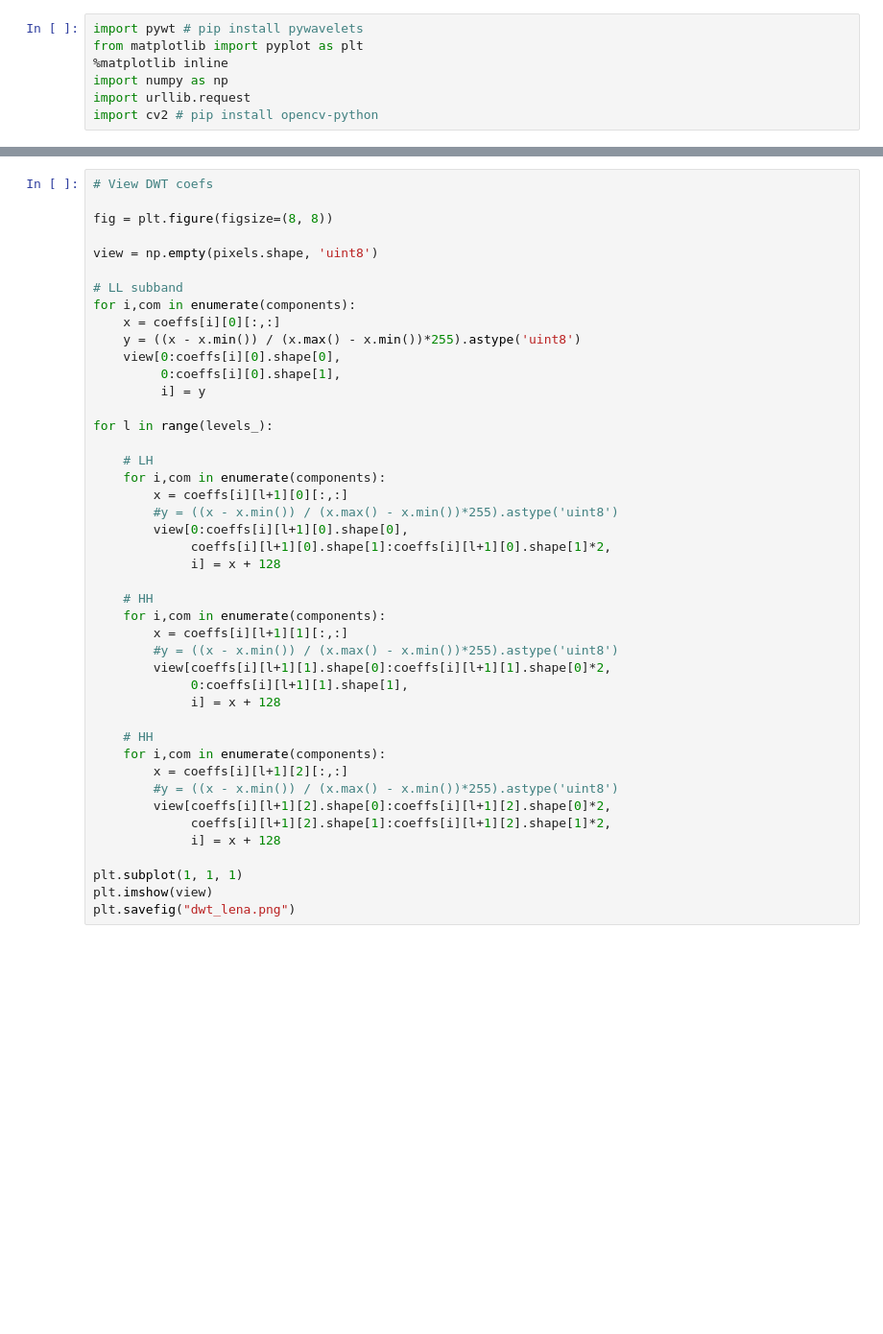
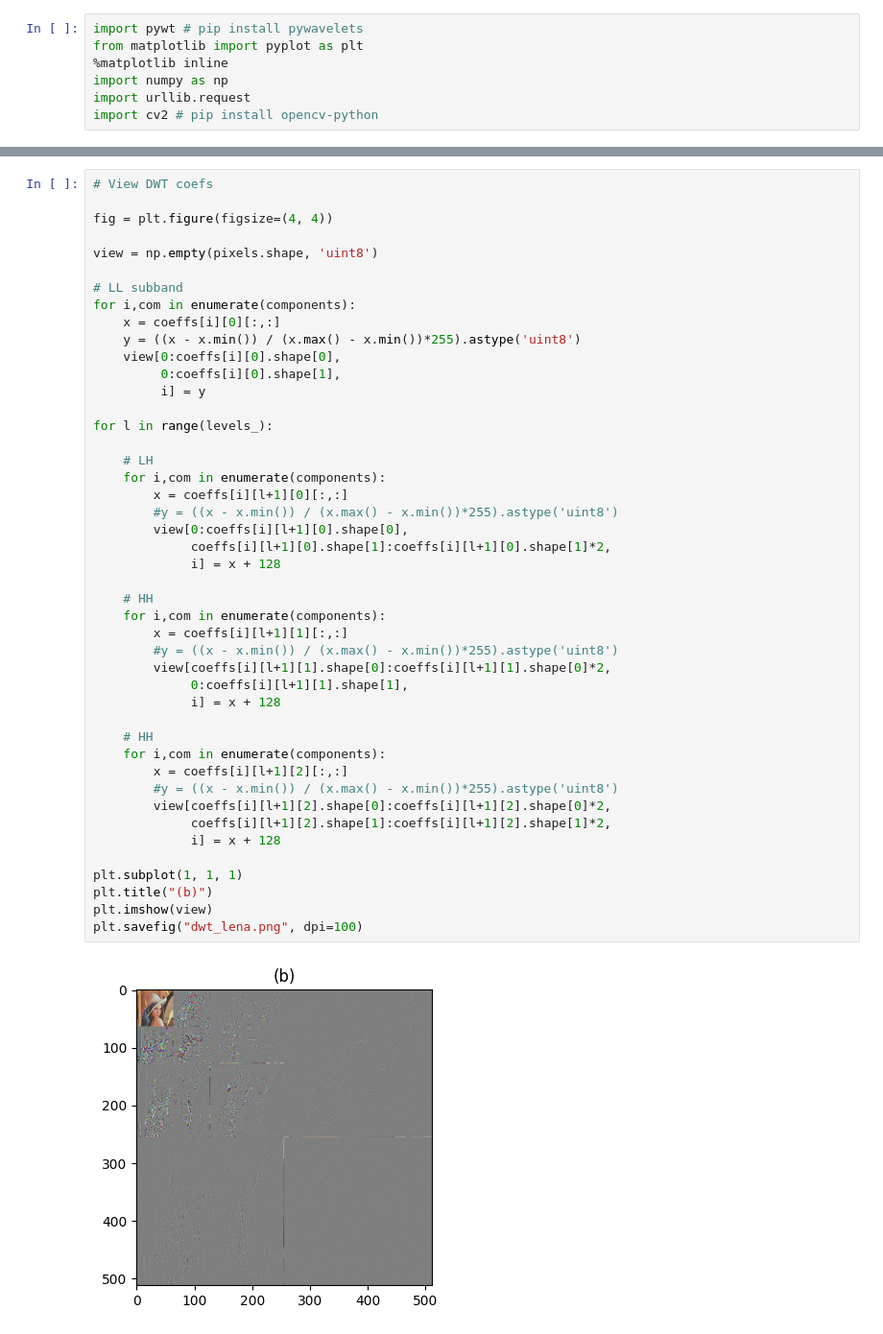
Before and after one commit to vicente-gonzalez-ruiz/DWT2D, a Jupyter notebook: docs/graphics/DWT_lena.ipynb, the cells around one changed output, grey strips where cells are left out. Shown at 96% size. Cells and saved outputs as stored; diff of their text form; blank space fills up the shorter version.

```diff
--- a/docs/graphics/DWT_lena.ipynb
+++ b/docs/graphics/DWT_lena.ipynb
@@ -79,7 +90,7 @@ plt.savefig("dwt_lena_normalized.png")
 # %%
 # View DWT coefs
 
-fig = plt.figure(figsize=(8, 8))
+fig = plt.figure(figsize=(4, 4))
 
 view = np.empty(pixels.shape, 'uint8')
 
@@ -92,31 +103,34 @@ for i,com in enumerate(components):
          i] = y
 
 for l in range(levels_):
 
     # LH
     for i,com in enumerate(components):
         x = coeffs[i][l+1][0][:,:]
         #y = ((x - x.min()) / (x.max() - x.min())*255).astype('uint8')
         view[0:coeffs[i][l+1][0].shape[0],
              coeffs[i][l+1][0].shape[1]:coeffs[i][l+1][0].shape[1]*2,
              i] = x + 128
 
     # HH
     for i,com in enumerate(components):
         x = coeffs[i][l+1][1][:,:]
         #y = ((x - x.min()) / (x.max() - x.min())*255).astype('uint8')
         view[coeffs[i][l+1][1].shape[0]:coeffs[i][l+1][1].shape[0]*2,
              0:coeffs[i][l+1][1].shape[1],
              i] = x + 128
 
     # HH
     for i,com in enumerate(components):
         x = coeffs[i][l+1][2][:,:]
         #y = ((x - x.min()) / (x.max() - x.min())*255).astype('uint8')
         view[coeffs[i][l+1][2].shape[0]:coeffs[i][l+1][2].shape[0]*2,
              coeffs[i][l+1][2].shape[1]:coeffs[i][l+1][2].shape[1]*2,
              i] = x + 128
 
 plt.subplot(1, 1, 1)
+plt.title("(b)")
 plt.imshow(view)
-plt.savefig("dwt_lena.png")
+plt.savefig("dwt_lena.png", dpi=100)
+# %% [output]
+[figure, added]
```
Also changed, not shown: parts of 4 cells of this notebook, 28 other files.
